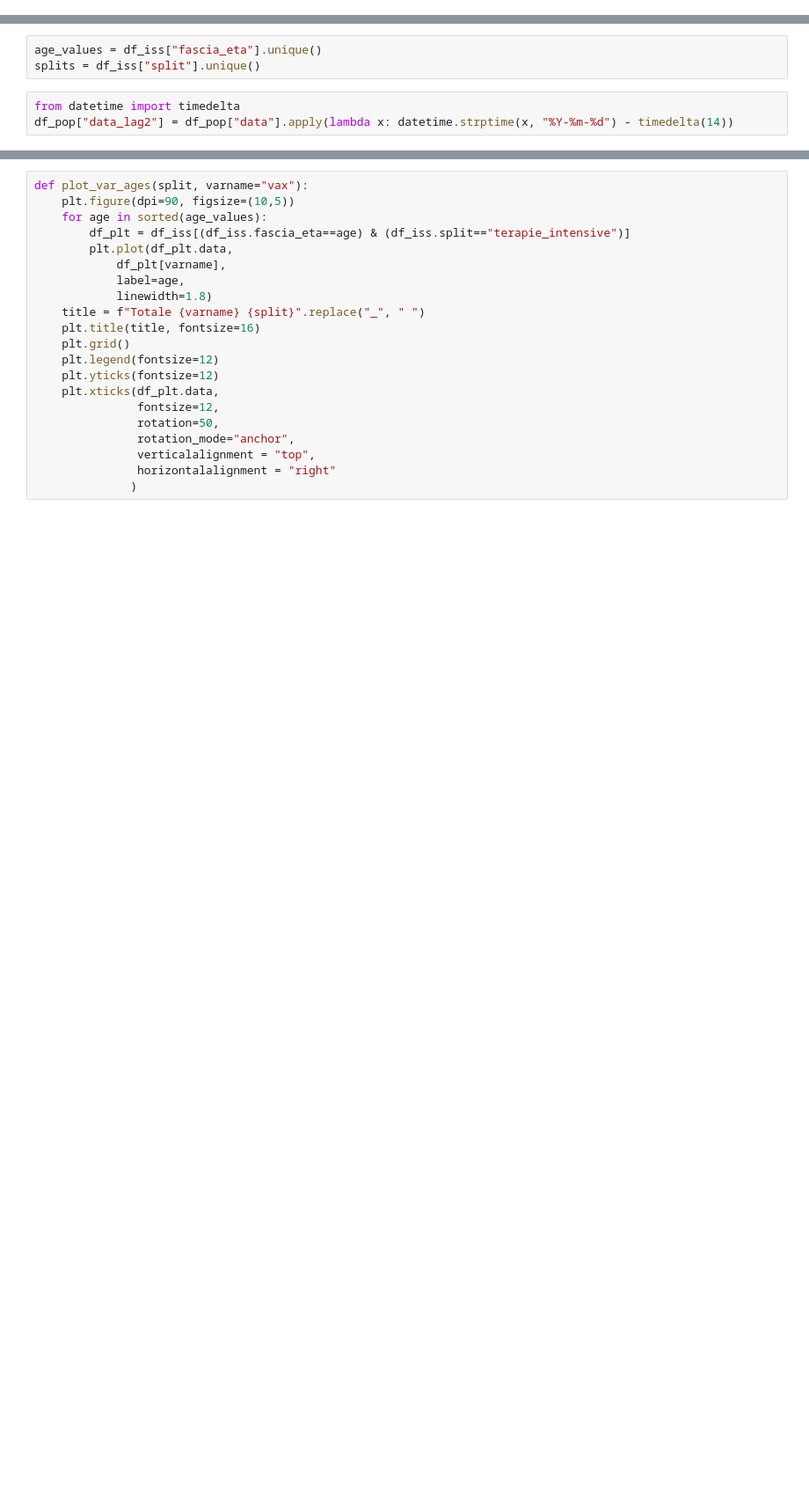
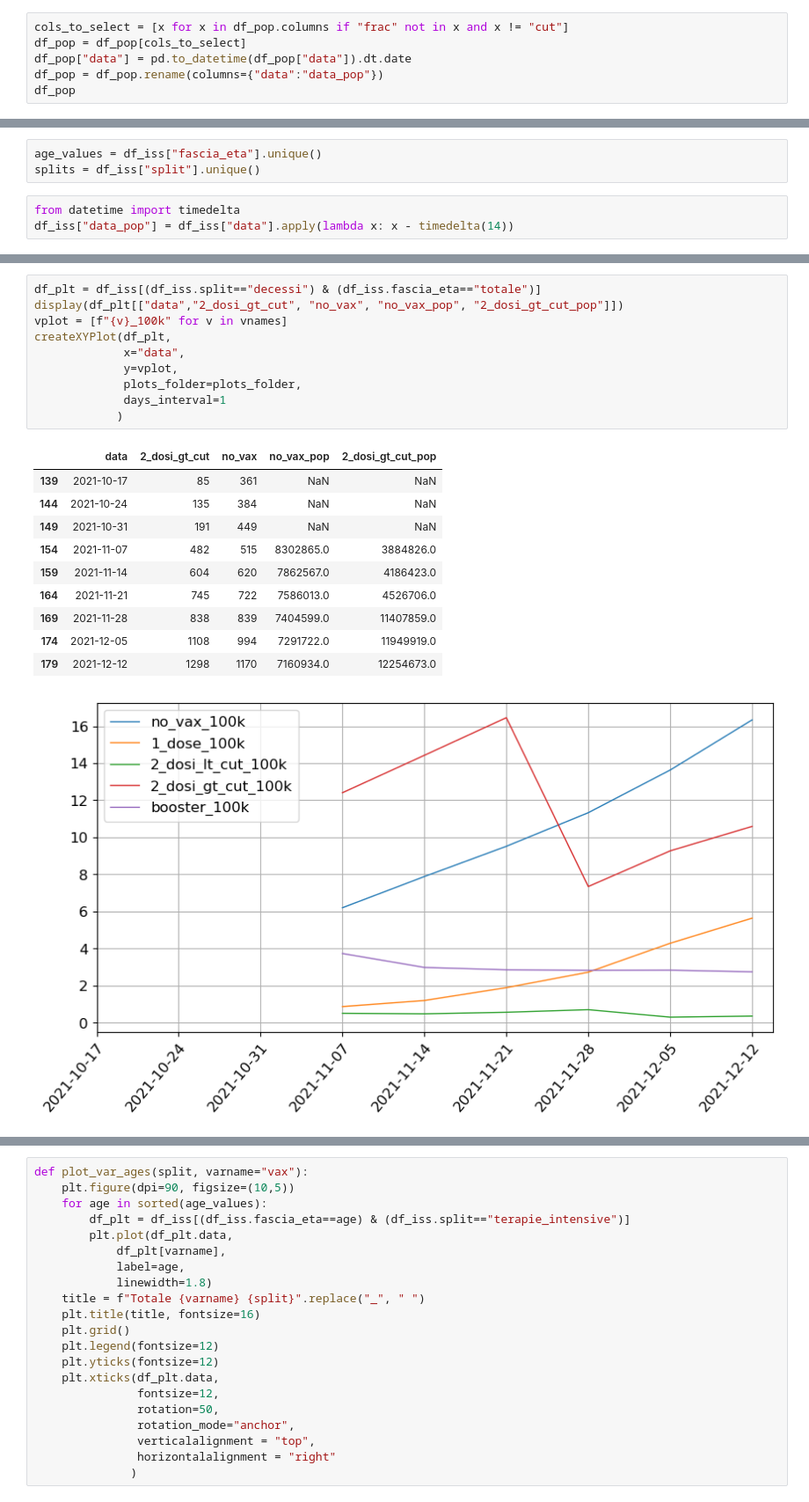
Before and after one commit to thomasmuntzer/covid19, a Jupyter notebook: Italy/daily_iss_comp.ipynb, the cells around one changed output, grey strips where cells are left out. Shown at 88% size. Drawn from its saved outputs; the diff is of its cells as text; blank space fills up the shorter version.

```diff
--- a/Italy/daily_iss_comp.ipynb
+++ b/Italy/daily_iss_comp.ipynb
@@ -28,3 +28,9 @@ df_decessi = pd.read_csv("./data/rapporti_ISS - Decessi.csv")
 df_ricoveri = pd.read_csv("./data/rapporti_ISS - Ricoveri.csv")
 df_contagi = pd.read_csv("./data/rapporti_ISS - Contagi.csv")
 df_pop = pd.read_csv("./data/rapporti_ISS - Popolazione.csv")
+# %%
+cols_to_select = [x for x in df_pop.columns if "frac" not in x and x != "cut"]
+df_pop = df_pop[cols_to_select]
+df_pop["data"] = pd.to_datetime(df_pop["data"]).dt.date
+df_pop = df_pop.rename(columns={"data":"data_pop"})
+df_pop
@@ -62,4 +86,4 @@ age_values = df_iss["fascia_eta"].unique()
 splits = df_iss["split"].unique()
 # %%
 from datetime import timedelta
-df_pop["data_lag2"] = df_pop["data"].apply(lambda x: datetime.strptime(x, "%Y-%m-%d") - timedelta(14))
+df_iss["data_pop"] = df_iss["data"].apply(lambda x: x - timedelta(14))
@@ -65,0 +98,22 @@ df_pop["data_lag2"] = df_pop["data"].apply(lambda x: datetime.strptime(x, "%Y-%m
+# %%
+df_plt = df_iss[(df_iss.split=="decessi") & (df_iss.fascia_eta=="totale")]
+display(df_plt[["data","2_dosi_gt_cut", "no_vax", "no_vax_pop", "2_dosi_gt_cut_pop"]])
+vplot = [f"{v}_100k" for v in vnames]
+createXYPlot(df_plt,
+             x="data",
+             y=vplot,
+             plots_folder=plots_folder,
+             days_interval=1
+            )
+# %% [output]
+|  | data | 2_dosi_gt_cut | no_vax | no_vax_pop | 2_dosi_gt_cut_pop |
+| 139 | 2021-10-17 | 85 | 361 | NaN | NaN |
+| 144 | 2021-10-24 | 135 | 384 | NaN | NaN |
+| 149 | 2021-10-31 | 191 | 449 | NaN | NaN |
+| 154 | 2021-11-07 | 482 | 515 | 8302865.0 | 3884826.0 |
+| 159 | 2021-11-14 | 604 | 620 | 7862567.0 | 4186423.0 |
+| 164 | 2021-11-21 | 745 | 722 | 7586013.0 | 4526706.0 |
+| 169 | 2021-11-28 | 838 | 839 | 7404599.0 | 11407859.0 |
+| 174 | 2021-12-05 | 1108 | 994 | 7291722.0 | 11949919.0 |
+| 179 | 2021-12-12 | 1298 | 1170 | 7160934.0 | 12254673.0 |
+[figure, added]
```
Also changed, not shown: parts of 13 cells of this notebook, 8 other files.
